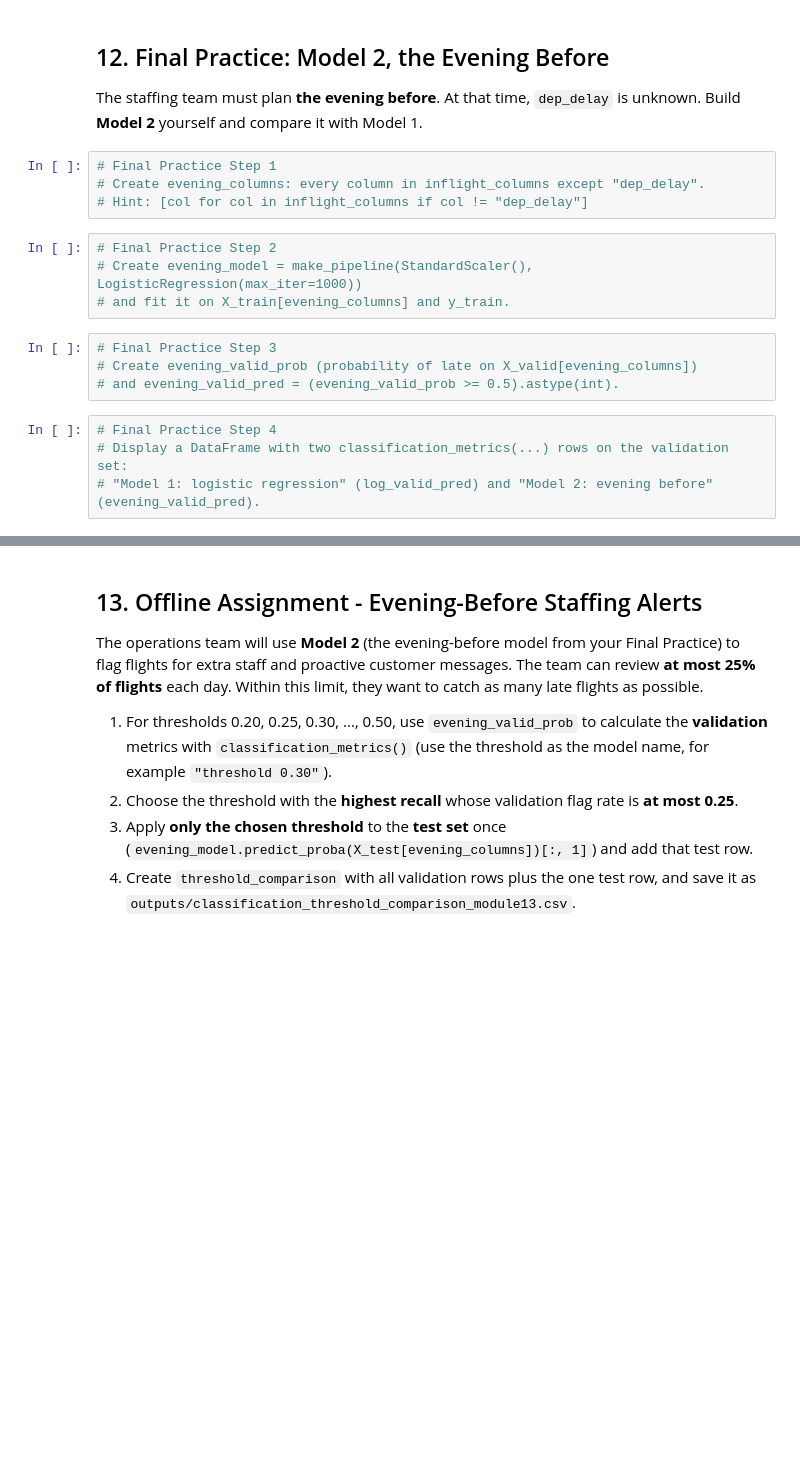
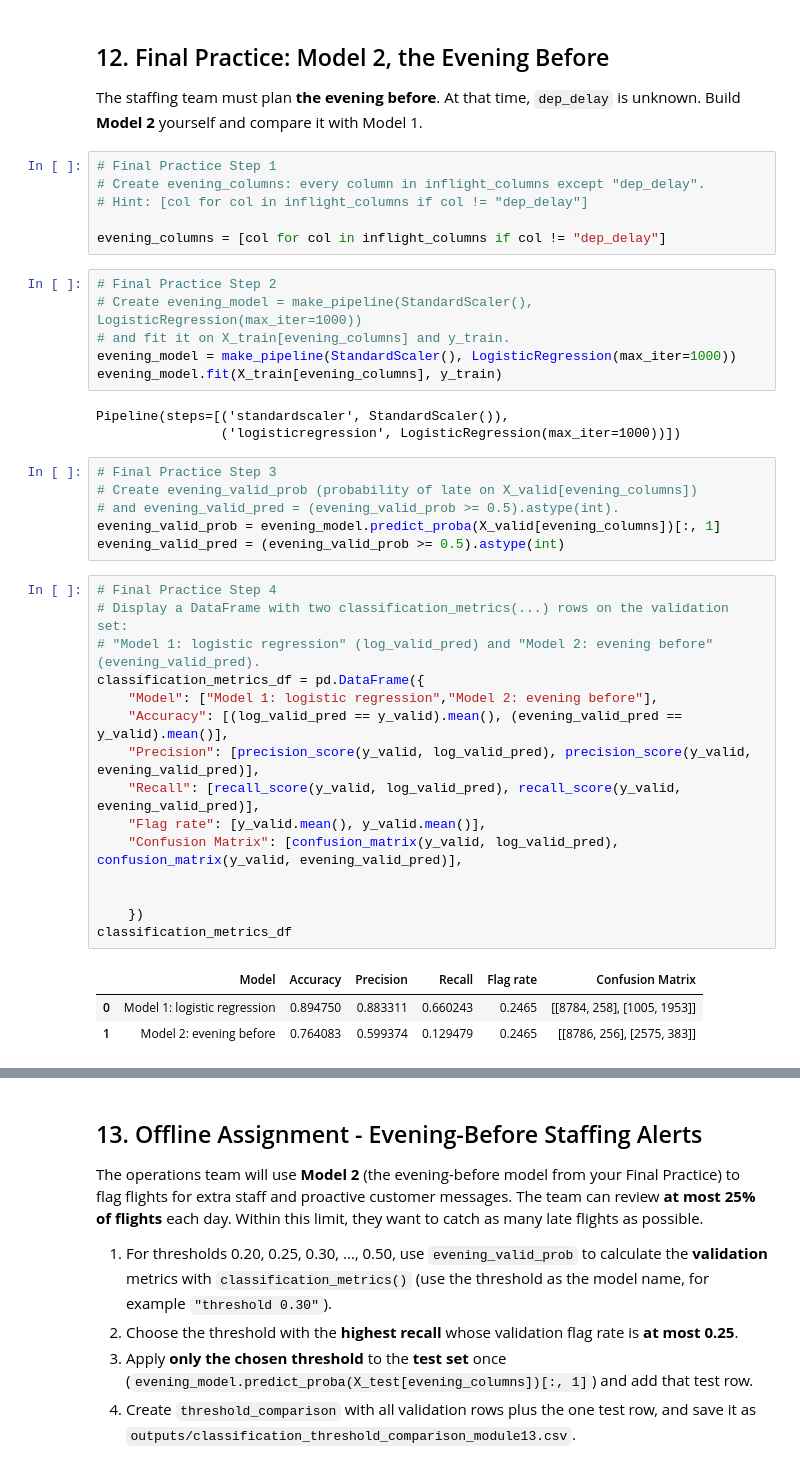
Before and after one commit to Microdrig1/BAN6003-week-12-13-modeling, a Jupyter notebook: notebooks/module13_classification_guided_lab.ipynb, the cells around one changed output, grey strips where cells are left out. Saved outputs shown, nothing was run; the diff lists cells and outputs as text; blank space fills up the shorter version.

```diff
--- a/notebooks/module13_classification_guided_lab.ipynb
+++ b/notebooks/module13_classification_guided_lab.ipynb
@@ -535,18 +535,42 @@ The staffing team must plan **the evening before**. At that time, `dep_delay` is
 # Final Practice Step 1
 # Create evening_columns: every column in inflight_columns except "dep_delay".
 # Hint: [col for col in inflight_columns if col != "dep_delay"]
+
+evening_columns = [col for col in inflight_columns if col != "dep_delay"]
 # %%
 # Final Practice Step 2
 # Create evening_model = make_pipeline(StandardScaler(), LogisticRegression(max_iter=1000))
 # and fit it on X_train[evening_columns] and y_train.
+evening_model = make_pipeline(StandardScaler(), LogisticRegression(max_iter=1000))
+evening_model.fit(X_train[evening_columns], y_train)
+# %% [output]
+Pipeline(steps=[('standardscaler', StandardScaler()),
+                ('logisticregression', LogisticRegression(max_iter=1000))])
 # %%
 # Final Practice Step 3
 # Create evening_valid_prob (probability of late on X_valid[evening_columns])
 # and evening_valid_pred = (evening_valid_prob >= 0.5).astype(int).
+evening_valid_prob = evening_model.predict_proba(X_valid[evening_columns])[:, 1]
+evening_valid_pred = (evening_valid_prob >= 0.5).astype(int)
 # %%
 # Final Practice Step 4
 # Display a DataFrame with two classification_metrics(...) rows on the validation set:
 # "Model 1: logistic regression" (log_valid_pred) and "Model 2: evening before" (evening_valid_pred).
+classification_metrics_df = pd.DataFrame({
+    "Model": ["Model 1: logistic regression","Model 2: evening before"],
+    "Accuracy": [(log_valid_pred == y_valid).mean(), (evening_valid_pred == y_valid).mean()],
+    "Precision": [precision_score(y_valid, log_valid_pred), precision_score(y_valid, evening_valid_pred)],
+    "Recall": [recall_score(y_valid, log_valid_pred), recall_score(y_valid, evening_valid_pred)],
+    "Flag rate": [y_valid.mean(), y_valid.mean()],
+    "Confusion Matrix": [confusion_matrix(y_valid, log_valid_pred), confusion_matrix(y_valid, evening_valid_pred)],
+
+
+    })
+classification_metrics_df
+# %% [output]
+|  | Model | Accuracy | Precision | Recall | Flag rate | Confusion Matrix |
+| 0 | Model 1: logistic regression | 0.894750 | 0.883311 | 0.660243 | 0.2465 | [[8784, 258], [1005, 1953]] |
+| 1 | Model 2: evening before | 0.764083 | 0.599374 | 0.129479 | 0.2465 | [[8786, 256], [2575, 383]] |
 # %% [markdown]
 **Final Practice answer (2-3 sentences):** How do accuracy, recall, and flag rate of Model 2 compare with Model 1 at the 0.5 threshold? Why is Model 2 so much weaker, and why is the 0.5 threshold a poor choice for it?
 
```
Also changed, not shown: parts of 9 cells of this notebook, 1 other file.
